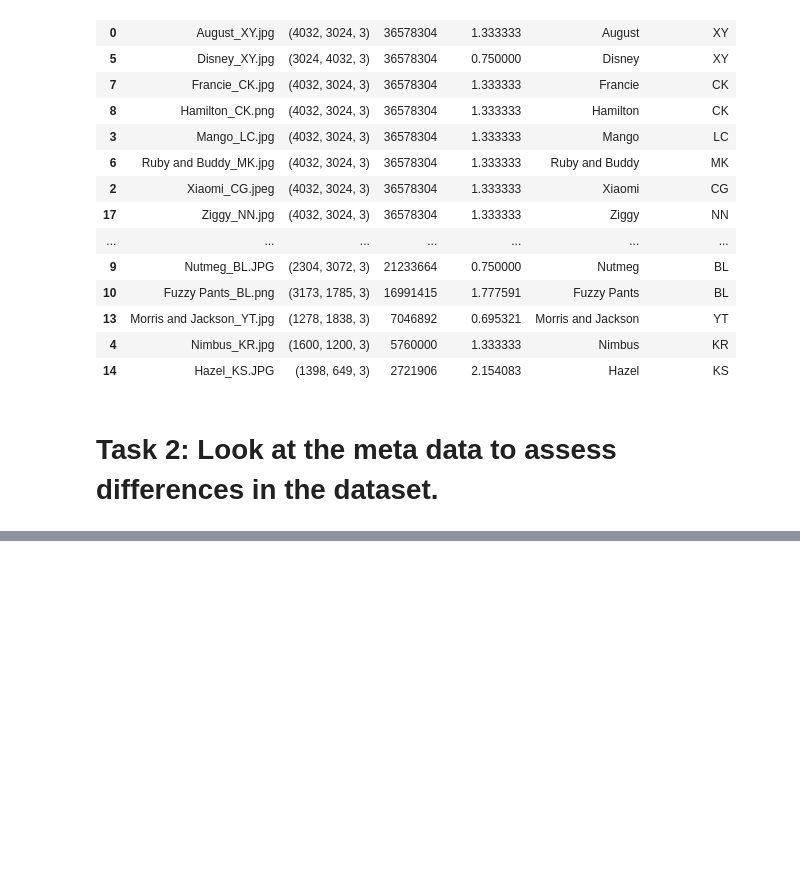
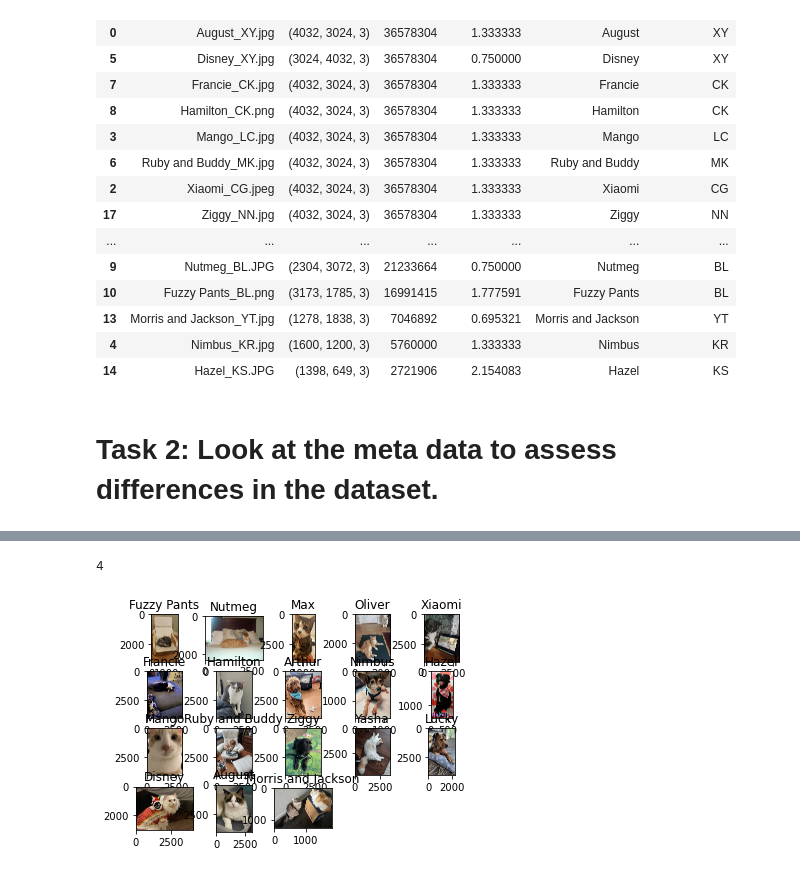
Before and after one commit to shaojus/masilab_warmup_justin, a Jupyter notebook: pet_picture_QA.ipynb, the cells around one changed output, grey strips where cells are left out. Drawn from its saved outputs; the diff is of its cells as text; code cells hidden in the pictures; blank space fills up the shorter version.

```diff
--- a/pet_picture_QA.ipynb
+++ b/pet_picture_QA.ipynb
@@ -70,0 +79,20 @@ ax.set_ylabel("Aspect Ratio")
+# %%
+n = df.shape[0]
+columns = 5
+rows = math.ceil(n/5)
+rows
+# %% [output]
+4
+# %%
+num = 1
+fig=plt.figure()
+for i, r in df.sort_values(["OwnerInitials", "PetName"], ascending=[False, True]).iterrows():
+    img = cv2.imread(data_dir + "/" + r["Name"])
+    img = cv2.cvtColor(img, cv2.COLOR_BGR2RGB)
+    plt.subplot(rows,columns,num)
+    plt.imshow(img)
+    plt.title(r["PetName"])
+    num += 1
+plt.show()
+# %% [output]
+[figure, added]
```
Also changed, not shown: parts of 3 cells of this notebook.
